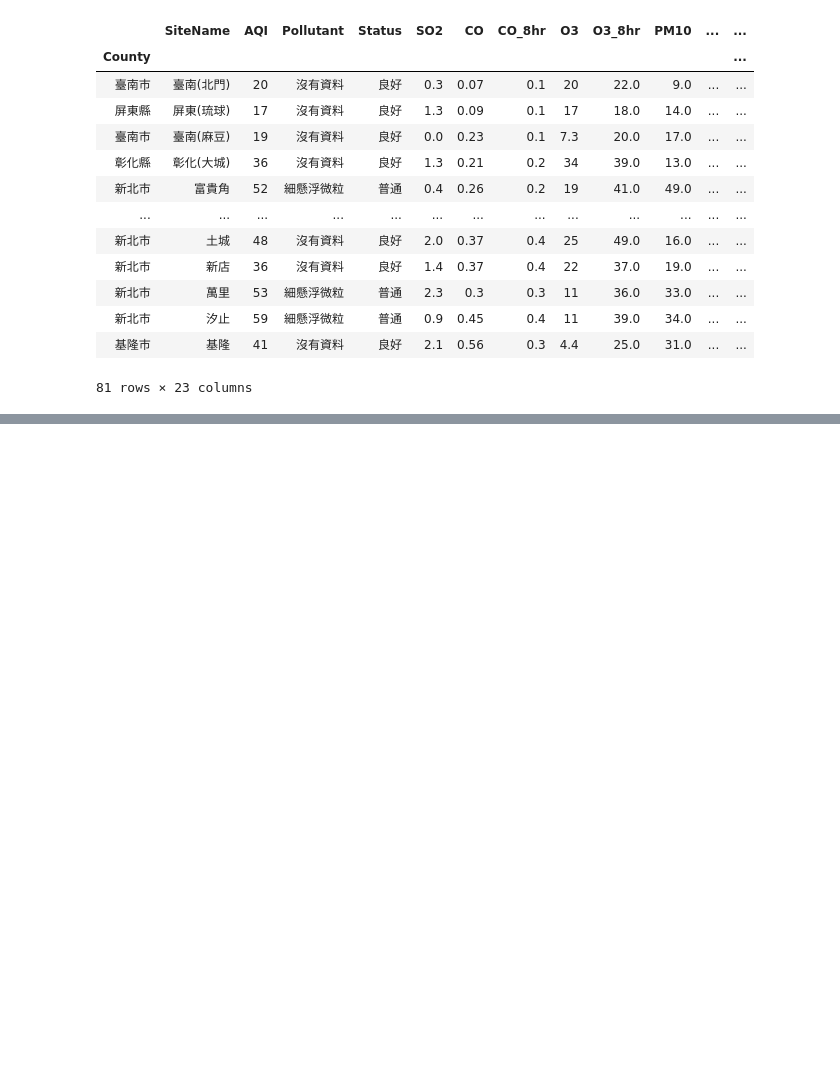
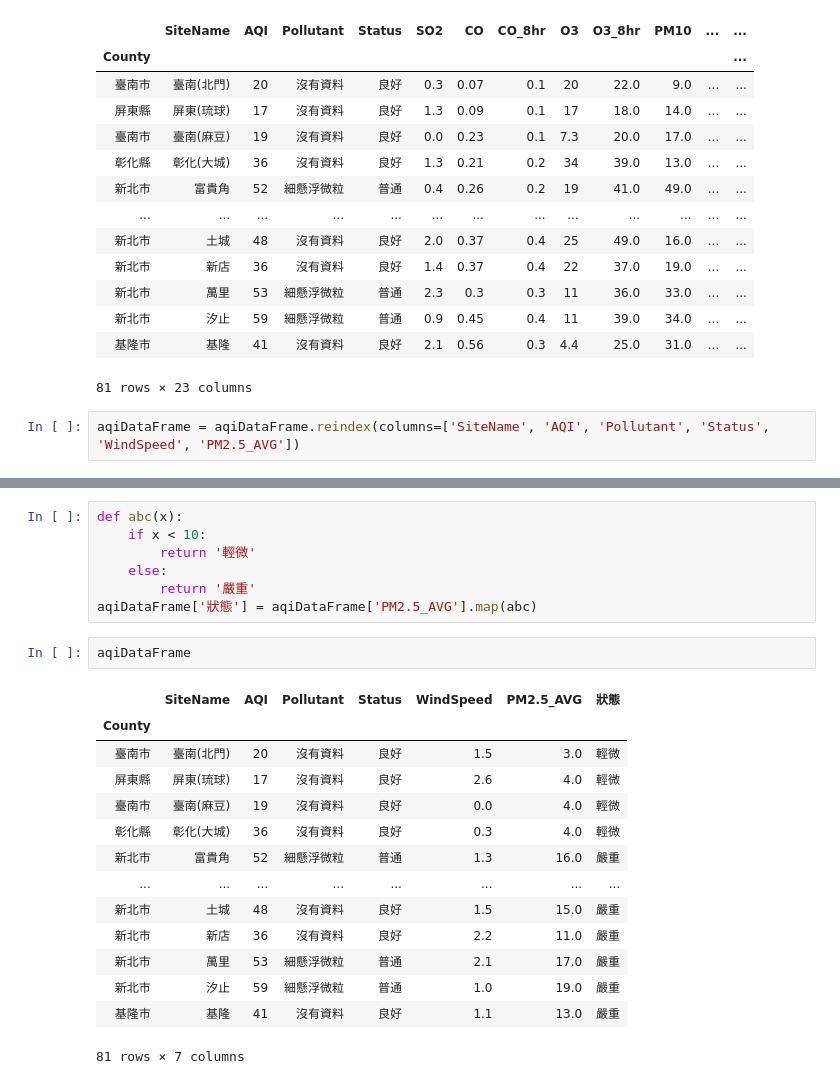
Before and after one commit to a29571508/PythonForDataAnalysis, a Jupyter notebook: 上課內容/sample33.ipynb, the cells around one changed output, grey strips where cells are left out. Cells and saved outputs as stored; diff of their text form; blank space fills up the shorter version.

```diff
--- a/上課內容/sample33.ipynb
+++ b/上課內容/sample33.ipynb
@@ -87,3 +87,5 @@ aqiDataFrame
 | 新北市 | 汐止 | 59 | 細懸浮微粒 | 普通 | 0.9 | 0.45 | 0.4 | 11 | 39.0 | 34.0 | ... | ... |
 | 基隆市 | 基隆 | 41 | 沒有資料 | 良好 | 2.1 | 0.56 | 0.3 | 4.4 | 25.0 | 31.0 | ... | ... |
 81 rows × 23 columns
+# %%
+aqiDataFrame = aqiDataFrame.reindex(columns=['SiteName', 'AQI', 'Pollutant', 'Status', 'WindSpeed', 'PM2.5_AVG'])
@@ -89,0 +109,24 @@ aqiDataFrame
+# %%
+def abc(x):
+    if x < 10:
+        return '輕微'
+    else:
+        return '嚴重'
+aqiDataFrame['狀態'] = aqiDataFrame['PM2.5_AVG'].map(abc)
+# %%
+aqiDataFrame
+# %% [output]
+|  | SiteName | AQI | Pollutant | Status | WindSpeed | PM2.5_AVG | 狀態 |
+| County |  |  |  |  |  |  |  |
+| 臺南市 | 臺南(北門) | 20 | 沒有資料 | 良好 | 1.5 | 3.0 | 輕微 |
+| 屏東縣 | 屏東(琉球) | 17 | 沒有資料 | 良好 | 2.6 | 4.0 | 輕微 |
+| 臺南市 | 臺南(麻豆) | 19 | 沒有資料 | 良好 | 0.0 | 4.0 | 輕微 |
+| 彰化縣 | 彰化(大城) | 36 | 沒有資料 | 良好 | 0.3 | 4.0 | 輕微 |
+| 新北市 | 富貴角 | 52 | 細懸浮微粒 | 普通 | 1.3 | 16.0 | 嚴重 |
+| ... | ... | ... | ... | ... | ... | ... | ... |
+| 新北市 | 土城 | 48 | 沒有資料 | 良好 | 1.5 | 15.0 | 嚴重 |
+| 新北市 | 新店 | 36 | 沒有資料 | 良好 | 2.2 | 11.0 | 嚴重 |
+| 新北市 | 萬里 | 53 | 細懸浮微粒 | 普通 | 2.1 | 17.0 | 嚴重 |
+| 新北市 | 汐止 | 59 | 細懸浮微粒 | 普通 | 1.0 | 19.0 | 嚴重 |
+| 基隆市 | 基隆 | 41 | 沒有資料 | 良好 | 1.1 | 13.0 | 嚴重 |
+81 rows × 7 columns
```
Also changed, not shown: parts of 1 cell of this notebook.
